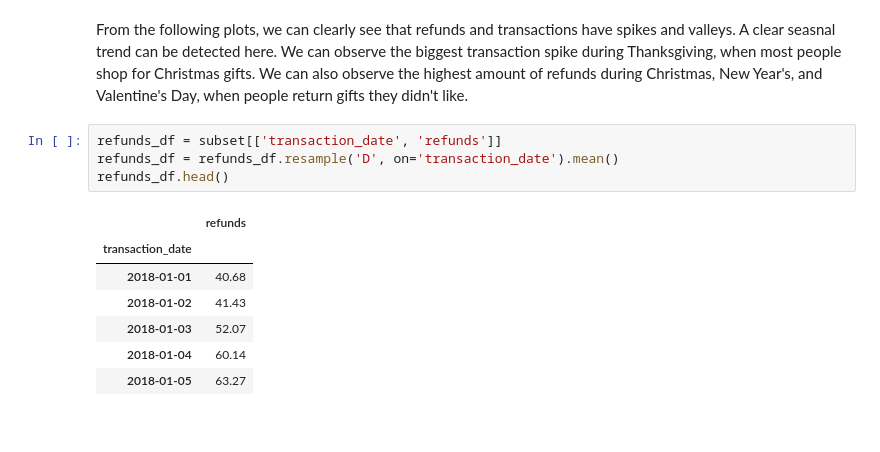
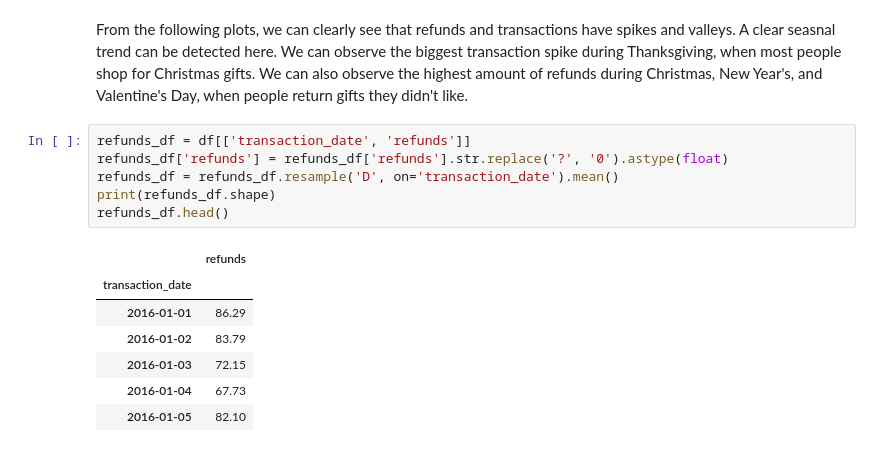
Before and after one commit to evgenia82/loyola-capstone-groupon, a Jupyter notebook: groupon_refunds_time_series.ipynb, the cells around one changed output. Saved outputs shown, nothing was run; the diff lists cells and outputs as text.

Commit message:
added time seriesfor refunds

```diff
--- a/groupon_refunds_time_series.ipynb
+++ b/groupon_refunds_time_series.ipynb
@@ -122,14 +125,16 @@ plt.show()
 # %% [markdown]
 From the following plots, we can clearly see that refunds and transactions have spikes and valleys. A clear seasnal trend can be detected here. We can observe the biggest transaction spike during Thanksgiving, when most people shop for Christmas gifts. We can also observe the highest amount of refunds during Christmas, New Year's, and Valentine's Day, when people return gifts they didn't like.
 # %%
-refunds_df = subset[['transaction_date', 'refunds']]
+refunds_df = df[['transaction_date', 'refunds']]
+refunds_df['refunds'] = refunds_df['refunds'].str.replace('?', '0').astype(float)
 refunds_df = refunds_df.resample('D', on='transaction_date').mean()
+print(refunds_df.shape)
 refunds_df.head()
 # %% [output]
 |  | refunds |
 | transaction_date |  |
-| 2018-01-01 | 40.68 |
-| 2018-01-02 | 41.43 |
-| 2018-01-03 | 52.07 |
-| 2018-01-04 | 60.14 |
-| 2018-01-05 | 63.27 |
+| 2016-01-01 | 86.29 |
+| 2016-01-02 | 83.79 |
+| 2016-01-03 | 72.15 |
+| 2016-01-04 | 67.73 |
+| 2016-01-05 | 82.10 |
```
Also changed, not shown: parts of 14 cells of this notebook.
